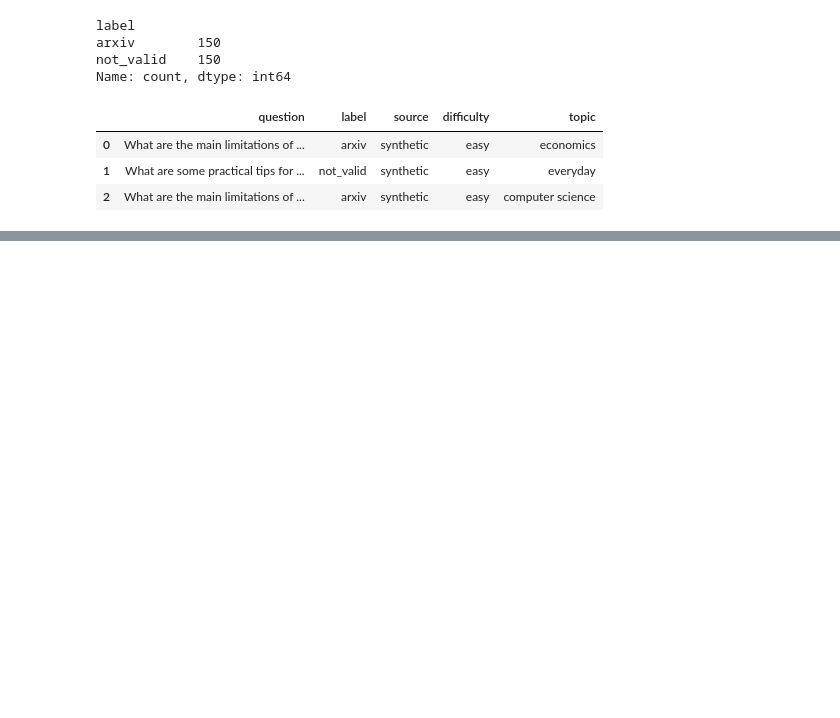
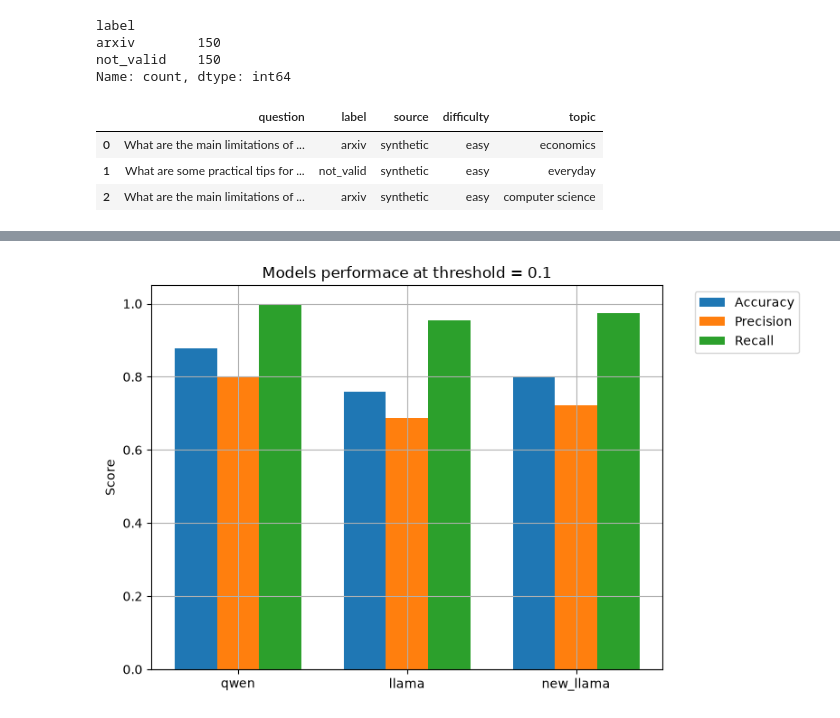
Before and after one commit to vilyapilya/scientific_article_RAG, a Jupyter notebook: component_level_eval/classifier_eval.ipynb, the cells around one changed output, grey strips where cells are left out. Saved outputs shown, nothing was run; the diff lists cells and outputs as text; code cells hidden in the pictures; blank space fills up the shorter version.

```diff
--- a/component_level_eval/classifier_eval.ipynb
+++ b/component_level_eval/classifier_eval.ipynb
@@ -162 +124,22 @@ df["llama_latency"] = llama_latencies
+# %%
+def plot_performance(eval_df, t):
+    models = eval_df.columns
+    x = np.arange(len(models))
+    width = 0.25
+
+    fig, ax = plt.subplots(figsize=(8, 5))
+
+    ax.bar(x - width, eval_df.loc["accuracy"], width, label="Accuracy")
+    ax.bar(x, eval_df.loc["precision"], width, label="Precision")
+    ax.bar(x + width, eval_df.loc["recall"], width, label="Recall")
+
+    ax.set_xticks(x)
+    ax.set_xticklabels(models)
+    ax.set_ylabel("Score")
+    ax.set_title(f"Models performace at threshold = {t}")
+    plt.legend(bbox_to_anchor=(1.05, 1), loc="upper left")
+    plt.tight_layout()
+    plt.grid(True)
+
+    plt.show()
 # %%
@@ -197,0 +252,2 @@ From the dataframe above, we see that qwen has much better scores on all metrics
+# %%
+evaluation_df = calculate_scores_at(0.1)
@@ -197,0 +261,4 @@ From the dataframe above, we see that qwen has much better scores on all metrics
+# %%
+plot_performance(evaluation_df, 0.1)
+# %% [output]
+[figure, added]
```
Also changed, not shown: parts of 27 cells of this notebook, 34 other files.
